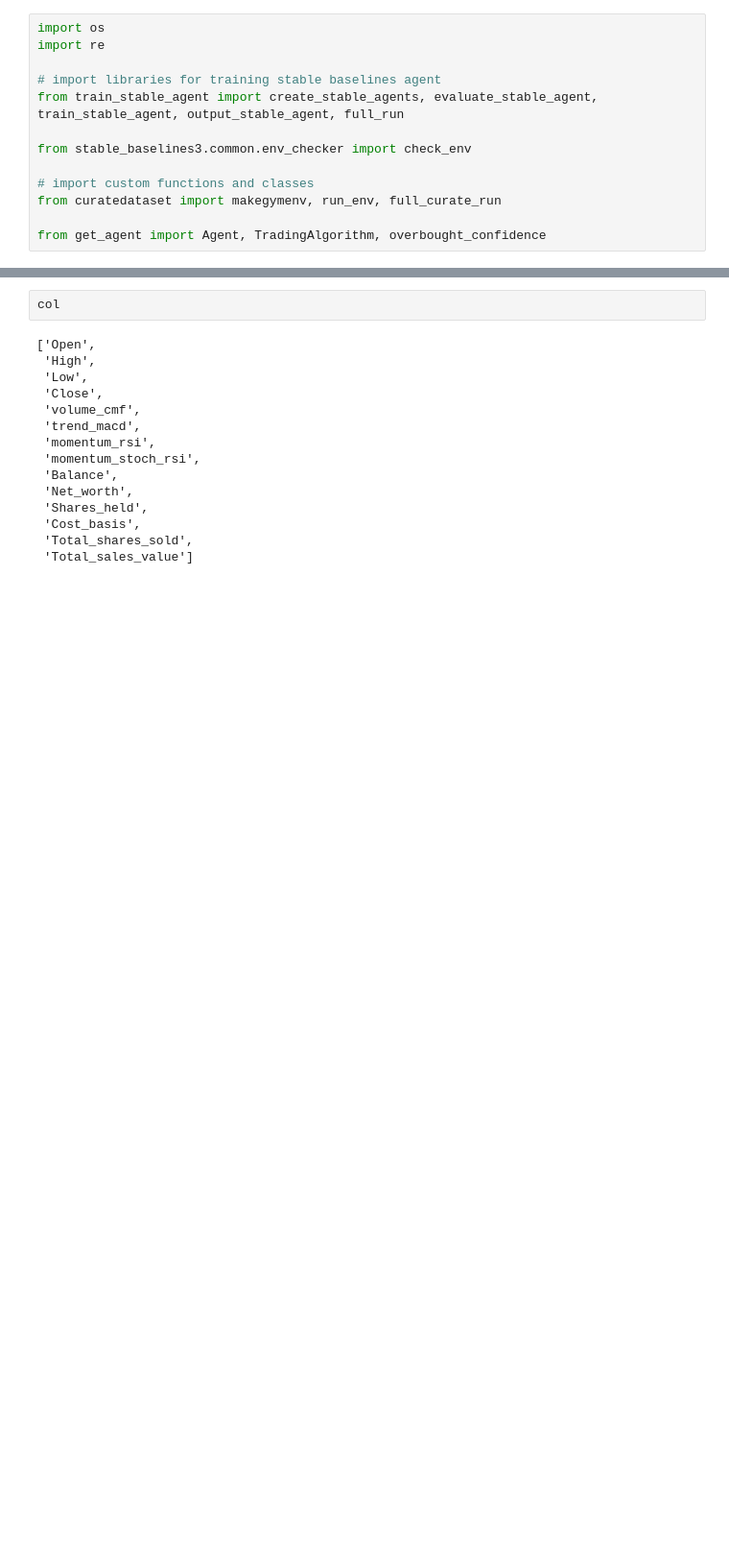
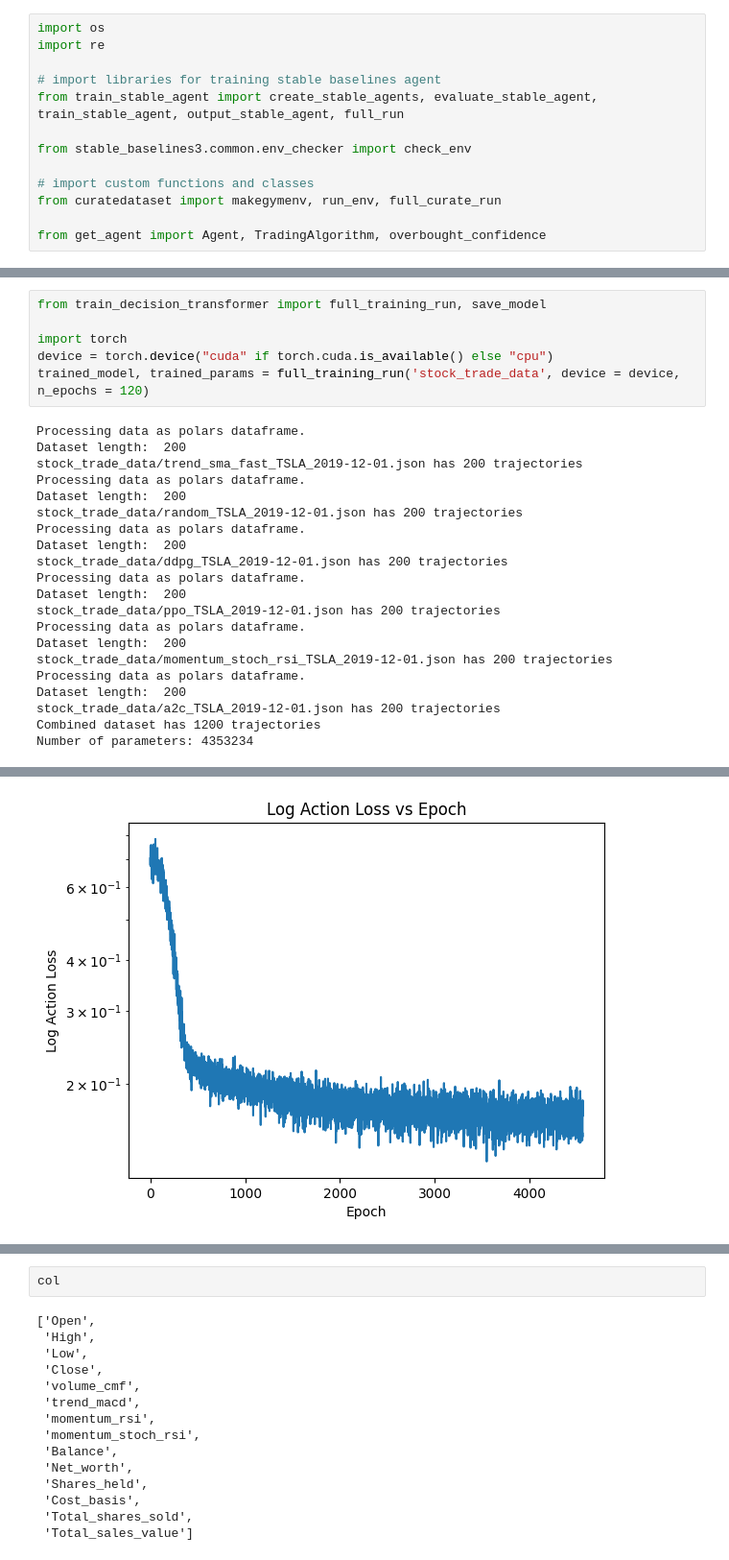
Before and after one commit to mrvictoru/stonkdecision, a Jupyter notebook: src/testing.ipynb, the cells around one changed output, grey strips where cells are left out. Shown at 96% size. Cells and saved outputs as stored; diff of their text form; blank space fills up the shorter version.

```diff
--- a/src/testing.ipynb
+++ b/src/testing.ipynb
@@ -72,0 +54,27 @@ Saving data to  stock_trade_data/
+# %%
+from train_decision_transformer import full_training_run, save_model
+
+import torch
+device = torch.device("cuda" if torch.cuda.is_available() else "cpu")
+trained_model, trained_params = full_training_run('stock_trade_data', device = device, n_epochs = 120)
+# %% [output]
+Processing data as polars dataframe.
+Dataset length:  200
+stock_trade_data/trend_sma_fast_TSLA_2019-12-01.json has 200 trajectories
+Processing data as polars dataframe.
+Dataset length:  200
+stock_trade_data/random_TSLA_2019-12-01.json has 200 trajectories
+Processing data as polars dataframe.
+Dataset length:  200
+stock_trade_data/ddpg_TSLA_2019-12-01.json has 200 trajectories
+Processing data as polars dataframe.
+Dataset length:  200
+stock_trade_data/ppo_TSLA_2019-12-01.json has 200 trajectories
+Processing data as polars dataframe.
+Dataset length:  200
+stock_trade_data/momentum_stoch_rsi_TSLA_2019-12-01.json has 200 trajectories
+Processing data as polars dataframe.
+Dataset length:  200
+stock_trade_data/a2c_TSLA_2019-12-01.json has 200 trajectories
+Combined dataset has 1200 trajectories
+Number of parameters: 4353234
@@ -72,0 +85 @@ Saving data to  stock_trade_data/
+[figure, added]
```
Also changed, not shown: parts of 17 cells of this notebook.
